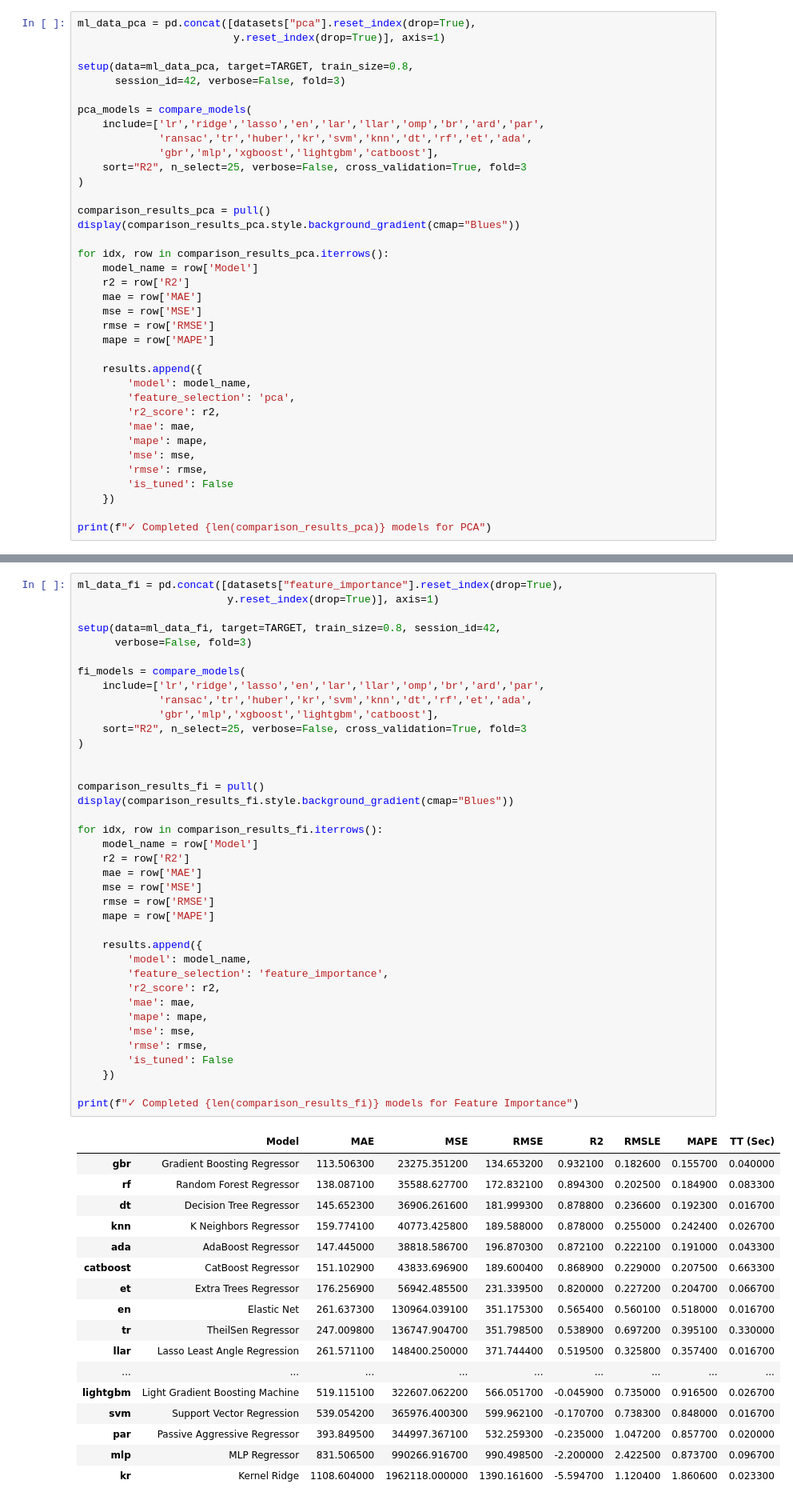
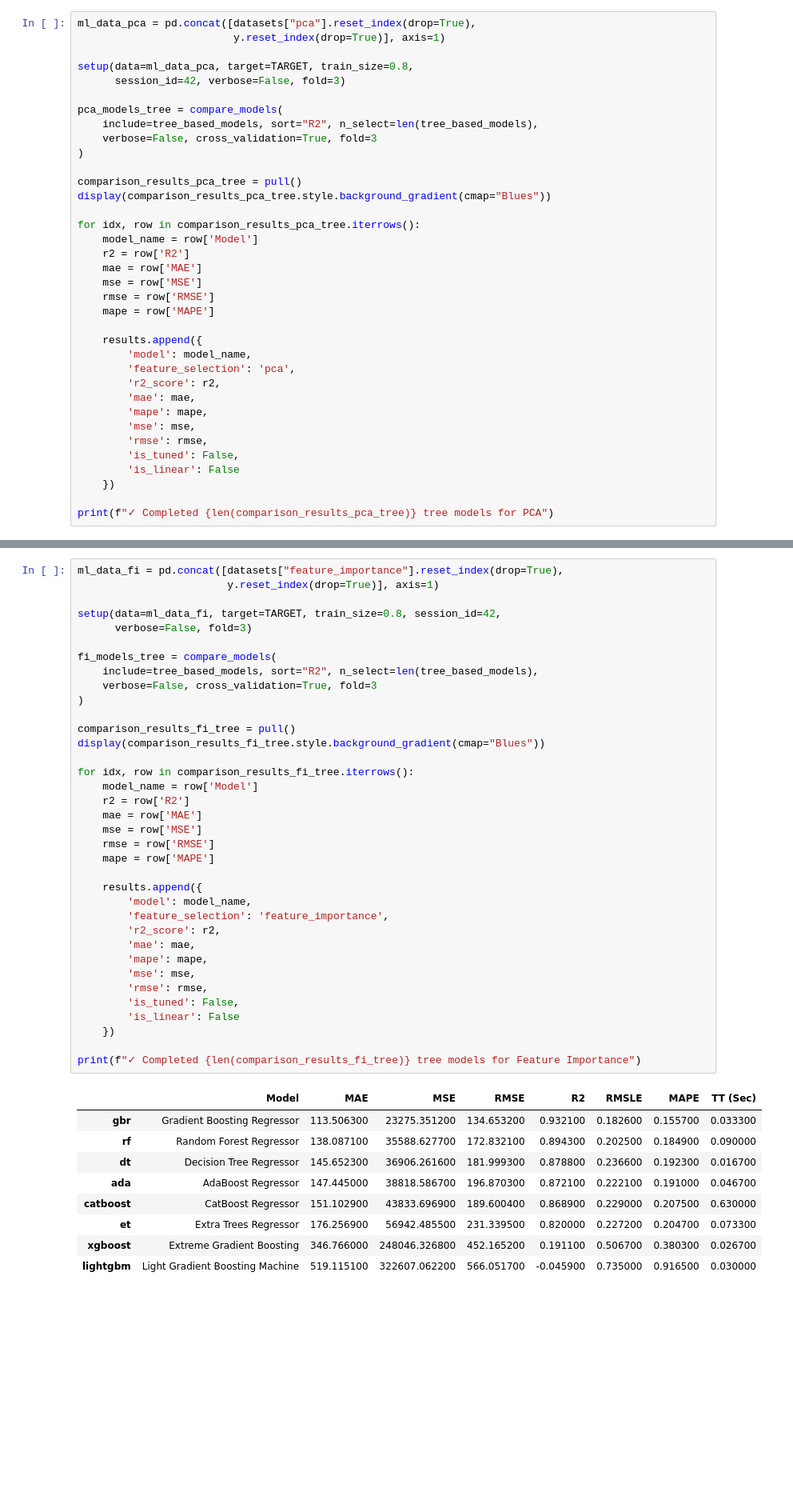
Before and after one commit to maybeitsai/gold-price-prediction, a Jupyter notebook: main.ipynb, the cells around one changed output, grey strips where cells are left out. Shown at 80% size. Saved outputs shown, nothing was run; the diff lists cells and outputs as text; blank space fills up the shorter version.

```diff
--- a/main.ipynb
+++ b/main.ipynb
@@ -1148,17 +1151,15 @@ ml_data_pca = pd.concat([datasets["pca"].reset_index(drop=True),
 setup(data=ml_data_pca, target=TARGET, train_size=0.8,
       session_id=42, verbose=False, fold=3)
 
-pca_models = compare_models(
-    include=['lr','ridge','lasso','en','lar','llar','omp','br','ard','par',
-             'ransac','tr','huber','kr','svm','knn','dt','rf','et','ada',
-             'gbr','mlp','xgboost','lightgbm','catboost'],
-    sort="R2", n_select=25, verbose=False, cross_validation=True, fold=3
+pca_models_tree = compare_models(
+    include=tree_based_models, sort="R2", n_select=len(tree_based_models),
+    verbose=False, cross_validation=True, fold=3
 )
 
-comparison_results_pca = pull()
-display(comparison_results_pca.style.background_gradient(cmap="Blues"))
+comparison_results_pca_tree = pull()
+display(comparison_results_pca_tree.style.background_gradient(cmap="Blues"))
 
-for idx, row in comparison_results_pca.iterrows():
+for idx, row in comparison_results_pca_tree.iterrows():
     model_name = row['Model']
     r2 = row['R2']
     mae = row['MAE']
@@ -1174,9 +1175,10 @@ for idx, row in comparison_results_pca.iterrows():
         'mape': mape,
         'mse': mse,
         'rmse': rmse,
-        'is_tuned': False
+        'is_tuned': False,
+        'is_linear': False
     })
 
-print(f"✓ Completed {len(comparison_results_pca)} models for PCA")
+print(f"✓ Completed {len(comparison_results_pca_tree)} tree models for PCA")
 # %% [output]
 |  | Model | MAE | MSE | RMSE | R2 | RMSLE | MAPE | TT (Sec) |
@@ -1202,56 +1196,46 @@ print(f"✓ Completed {len(comparison_results_pca)} models for PCA")
 # %%
 ml_data_fi = pd.concat([datasets["feature_importance"].reset_index(drop=True),
                         y.reset_index(drop=True)], axis=1)
 
 setup(data=ml_data_fi, target=TARGET, train_size=0.8, session_id=42,
       verbose=False, fold=3)
 
-fi_models = compare_models(
-    include=['lr','ridge','lasso','en','lar','llar','omp','br','ard','par',
-             'ransac','tr','huber','kr','svm','knn','dt','rf','et','ada',
-             'gbr','mlp','xgboost','lightgbm','catboost'],
-    sort="R2", n_select=25, verbose=False, cross_validation=True, fold=3
+fi_models_tree = compare_models(
+    include=tree_based_models, sort="R2", n_select=len(tree_based_models),
+    verbose=False, cross_validation=True, fold=3
 )
 
+comparison_results_fi_tree = pull()
+display(comparison_results_fi_tree.style.background_gradient(cmap="Blues"))
 
-comparison_results_fi = pull()
-display(comparison_results_fi.style.background_gradient(cmap="Blues"))
-
-for idx, row in comparison_results_fi.iterrows():
+for idx, row in comparison_results_fi_tree.iterrows():
     model_name = row['Model']
     r2 = row['R2']
     mae = row['MAE']
     mse = row['MSE']
     rmse = row['RMSE']
     mape = row['MAPE']
 
     results.append({
         'model': model_name,
         'feature_selection': 'feature_importance',
         'r2_score': r2,
         'mae': mae,
         'mape': mape,
         'mse': mse,
         'rmse': rmse,
-        'is_tuned': False
+        'is_tuned': False,
+        'is_linear': False
     })
 
-print(f"✓ Completed {len(comparison_results_fi)} models for Feature Importance")
+print(f"✓ Completed {len(comparison_results_fi_tree)} tree models for Feature Importance")
 # %% [output]
 |  | Model | MAE | MSE | RMSE | R2 | RMSLE | MAPE | TT (Sec) |
-| gbr | Gradient Boosting Regressor | 113.506300 | 23275.351200 | 134.653200 | 0.932100 | 0.182600 | 0.155700 | 0.040000 |
-| rf | Random Forest Regressor | 138.087100 | 35588.627700 | 172.832100 | 0.894300 | 0.202500 | 0.184900 | 0.083300 |
+| gbr | Gradient Boosting Regressor | 113.506300 | 23275.351200 | 134.653200 | 0.932100 | 0.182600 | 0.155700 | 0.033300 |
+| rf | Random Forest Regressor | 138.087100 | 35588.627700 | 172.832100 | 0.894300 | 0.202500 | 0.184900 | 0.090000 |
 | dt | Decision Tree Regressor | 145.652300 | 36906.261600 | 181.999300 | 0.878800 | 0.236600 | 0.192300 | 0.016700 |
-| knn | K Neighbors Regressor | 159.774100 | 40773.425800 | 189.588000 | 0.878000 | 0.255000 | 0.242400 | 0.026700 |
-| ada | AdaBoost Regressor | 147.445000 | 38818.586700 | 196.870300 | 0.872100 | 0.222100 | 0.191000 | 0.043300 |
-| catboost | CatBoost Regressor | 151.102900 | 43833.696900 | 189.600400 | 0.868900 | 0.229000 | 0.207500 | 0.663300 |
-| et | Extra Trees Regressor | 176.256900 | 56942.485500 | 231.339500 | 0.820000 | 0.227200 | 0.204700 | 0.066700 |
-| en | Elastic Net | 261.637300 | 130964.039100 | 351.175300 | 0.565400 | 0.560100 | 0.518000 | 0.016700 |
-| tr | TheilSen Regressor | 247.009800 | 136747.904700 | 351.798500 | 0.538900 | 0.697200 | 0.395100 | 0.330000 |
-| llar | Lasso Least Angle Regression | 261.571100 | 148400.250000 | 371.744400 | 0.519500 | 0.325800 | 0.357400 | 0.016700 |
-| ... | ... | ... | ... | ... | ... | ... | ... | ... |
-| lightgbm | Light Gradient Boosting Machine | 519.115100 | 322607.062200 | 566.051700 | -0.045900 | 0.735000 | 0.916500 | 0.026700 |
-| svm | Support Vector Regression | 539.054200 | 365976.400300 | 599.962100 | -0.170700 | 0.738300 | 0.848000 | 0.016700 |
-| par | Passive Aggressive Regressor | 393.849500 | 344997.367100 | 532.259300 | -0.235000 | 1.047200 | 0.857700 | 0.020000 |
-| mlp | MLP Regressor | 831.506500 | 990266.916700 | 990.498500 | -2.200000 | 2.422500 | 0.873700 | 0.096700 |
-| kr | Kernel Ridge | 1108.604000 | 1962118.000000 | 1390.161600 | -5.594700 | 1.120400 | 1.860600 | 0.023300 |
+| ada | AdaBoost Regressor | 147.445000 | 38818.586700 | 196.870300 | 0.872100 | 0.222100 | 0.191000 | 0.046700 |
+| catboost | CatBoost Regressor | 151.102900 | 43833.696900 | 189.600400 | 0.868900 | 0.229000 | 0.207500 | 0.630000 |
+| et | Extra Trees Regressor | 176.256900 | 56942.485500 | 231.339500 | 0.820000 | 0.227200 | 0.204700 | 0.073300 |
+| xgboost | Extreme Gradient Boosting | 346.766000 | 248046.326800 | 452.165200 | 0.191100 | 0.506700 | 0.380300 | 0.026700 |
+| lightgbm | Light Gradient Boosting Machine | 519.115100 | 322607.062200 | 566.051700 | -0.045900 | 0.735000 | 0.916500 | 0.030000 |
```
Also changed, not shown: parts of 32 cells of this notebook.
